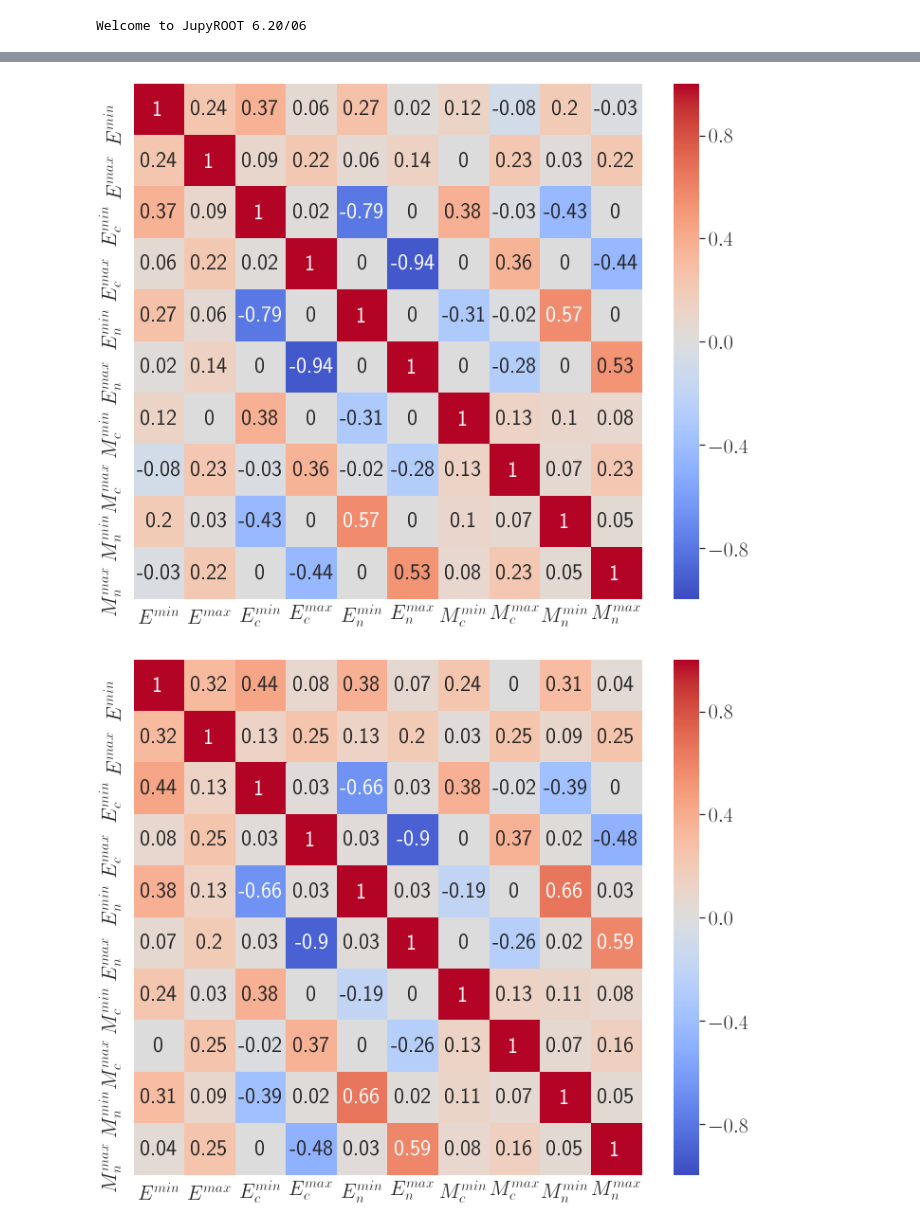
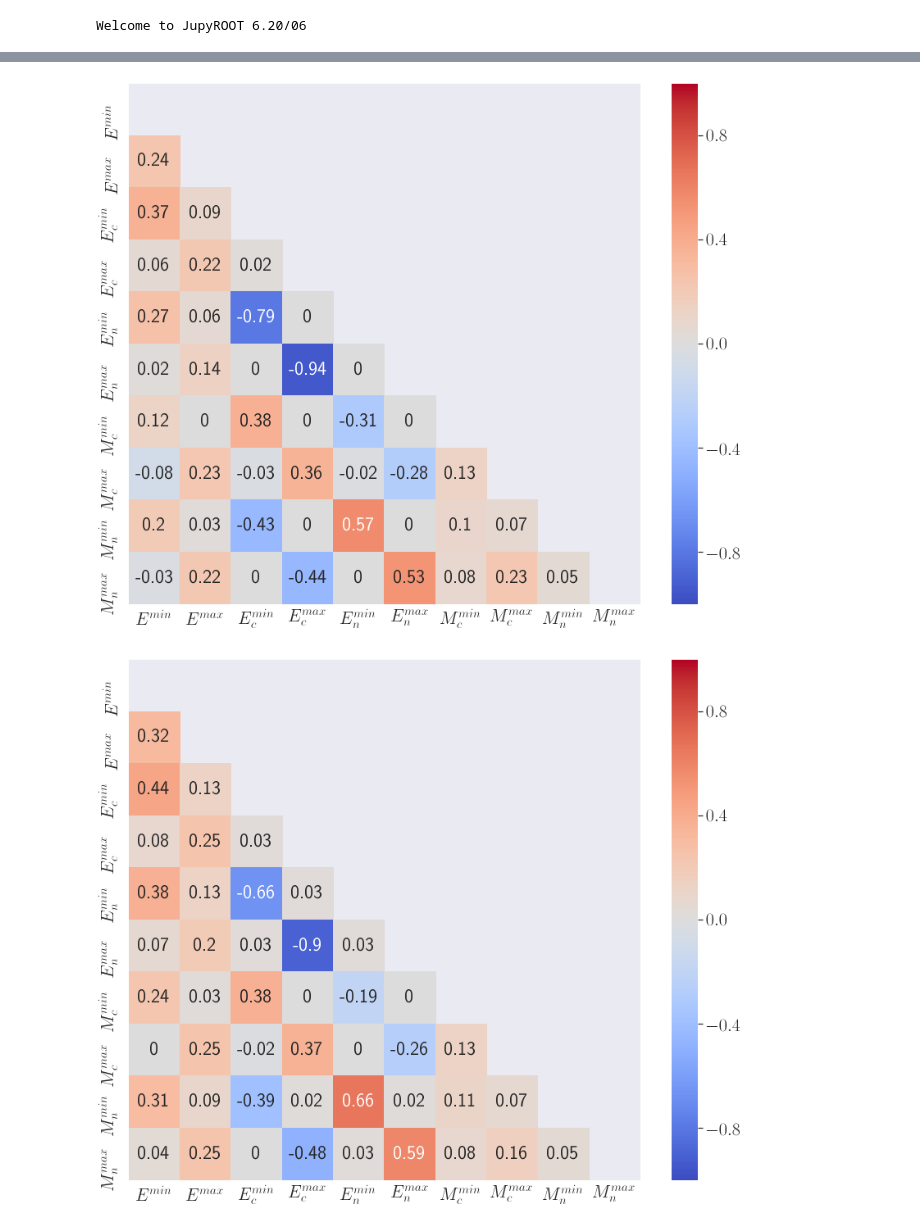
Before and after one commit to donalhill/fcc_python_tools, a Jupyter notebook: analysis/Bc2TauNu/compare_Bc2TauNu_inclusive_Zqq.ipynb, the cells around one changed output, grey strips where cells are left out. Drawn from its saved outputs; the diff is of its cells as text; code cells hidden in the pictures.

```diff
--- a/analysis/Bc2TauNu/compare_Bc2TauNu_inclusive_Zqq.ipynb
+++ b/analysis/Bc2TauNu/compare_Bc2TauNu_inclusive_Zqq.ipynb
@@ -22,9 +23,10 @@ df_sig = read_root(f"{path}/Bc2TauNu.root","events")
 df_bkg = {}
 for q in ["uds","cc","bb"]:
     df_bkg[q] = read_root(f"{path}/inclusive_Z{q}.root","events")
+    df_bkg[q]["EVT_thrutshemis_e_diff"] = df_bkg[q]["EVT_thrutshemis_e_max"] - df_bkg[q]["EVT_thrutshemis_e_min"]
 # %%
 #Plot x-axis title, axis min and max, and number of bins
-var_config = {#"EVT_e": ["Event energy [GeV]",20,100,30,"$E_{tot}$"],
+var_config = {"EVT_thrutshemis_e_diff": ["Hemisphere energy difference [GeV]",0,50,60,"$E_{diff}$"],
               "EVT_thrutshemis_e_min": ["Hemisphere energy (min) [GeV]",0,50,60,"$E^{min}$"],
               "EVT_thrutshemis_e_max": ["Hemisphere energy (max) [GeV]",20,60,60,"$E^{max}$"],
               "echarged_min": ["Hemisphere charged energy (min) [GeV]",0,50,60,"$E_c^{min}$"],
@@ -77,8 +78,9 @@ for v in var_config:
 corr_vars = []
 corr_var_names = []
 for v in var_config:
-    corr_vars.append(v)
-    corr_var_names.append(var_config[v][4])
+    if(v!="EVT_thrutshemis_e_diff"):
+        corr_vars.append(v)
+        corr_var_names.append(var_config[v][4])
 
 df_sig_corr = df_sig[corr_vars]
 df_bkg_corr = {}
@@ -91,6 +93,7 @@ sns.set(font_scale=2)
 corr = df_sig_corr.corr().round(decimals=2)
 corr = corr.where(abs(corr) > 0.01)
 corr = corr.replace(np.nan, 0)
+mask = np.triu(np.ones_like(corr, dtype=bool))
 # %%
 fig,ax = plt.subplots(figsize=(12,10))
 sns.heatmap(corr,
@@ -111,6 +116,7 @@ for q in ["uds","cc","bb"]:
     corr = df_bkg_corr[q].corr().round(decimals=2)
     corr = corr.where(abs(corr) > 0.01)
     corr = corr.replace(np.nan, 0)
+    mask = np.triu(np.ones_like(corr, dtype=bool))
 
     fig,ax = plt.subplots(figsize=(12,10))
     sns.heatmap(corr,
@@ -119,6 +125,8 @@ for q in ["uds","cc","bb"]:
                 vmin=-1,
                 vmax=1,
                 cmap="coolwarm",
+                mask=mask,
                 annot=True)
+    plt.tight_layout()
     fig.savefig(f"{loc.PLOTS}/inclusive_Z{q}_var_corrs.pdf")
 # %% [output]
@@ -126,2 +134,2 @@ for q in ["uds","cc","bb"]:
-[figure, old version]
+[figure, new version]
-[figure, old version]
+[figure, new version]
```
Also changed, not shown: parts of 4 cells of this notebook, 4 other files.
